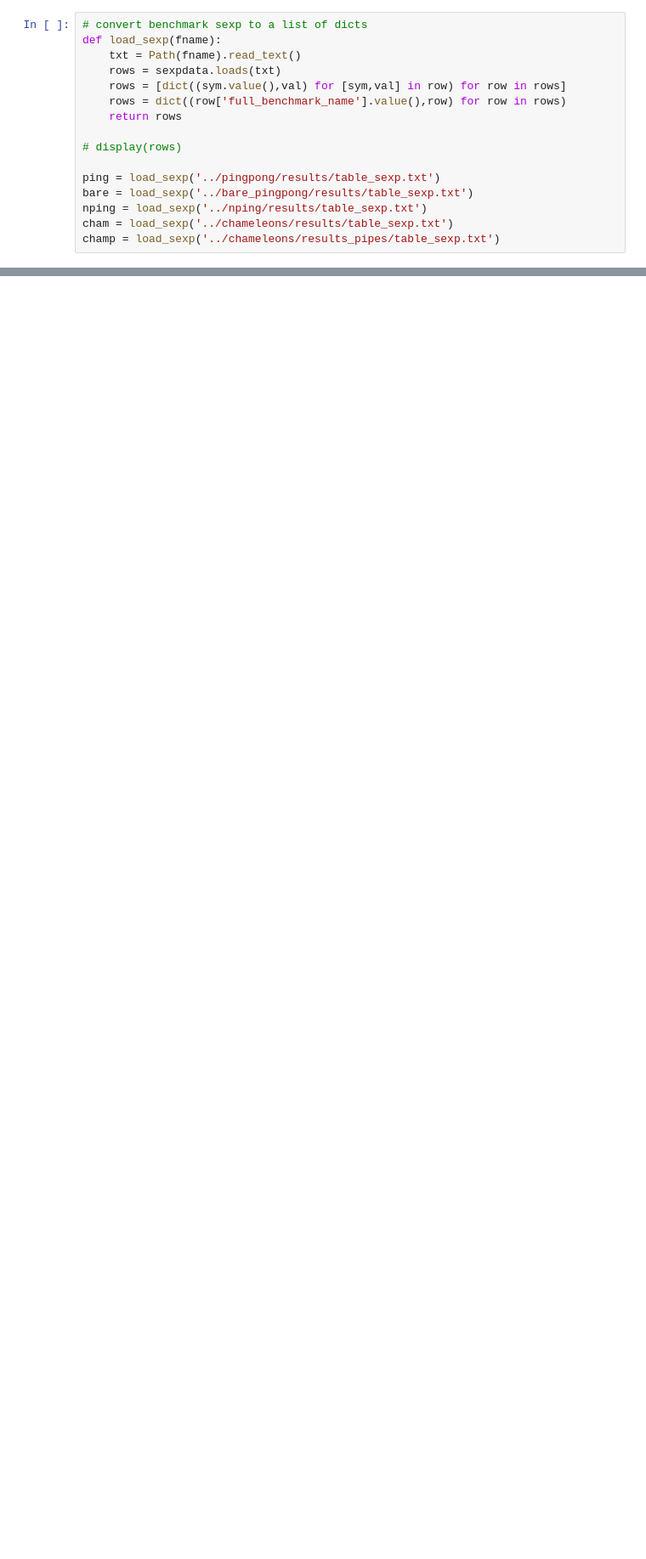
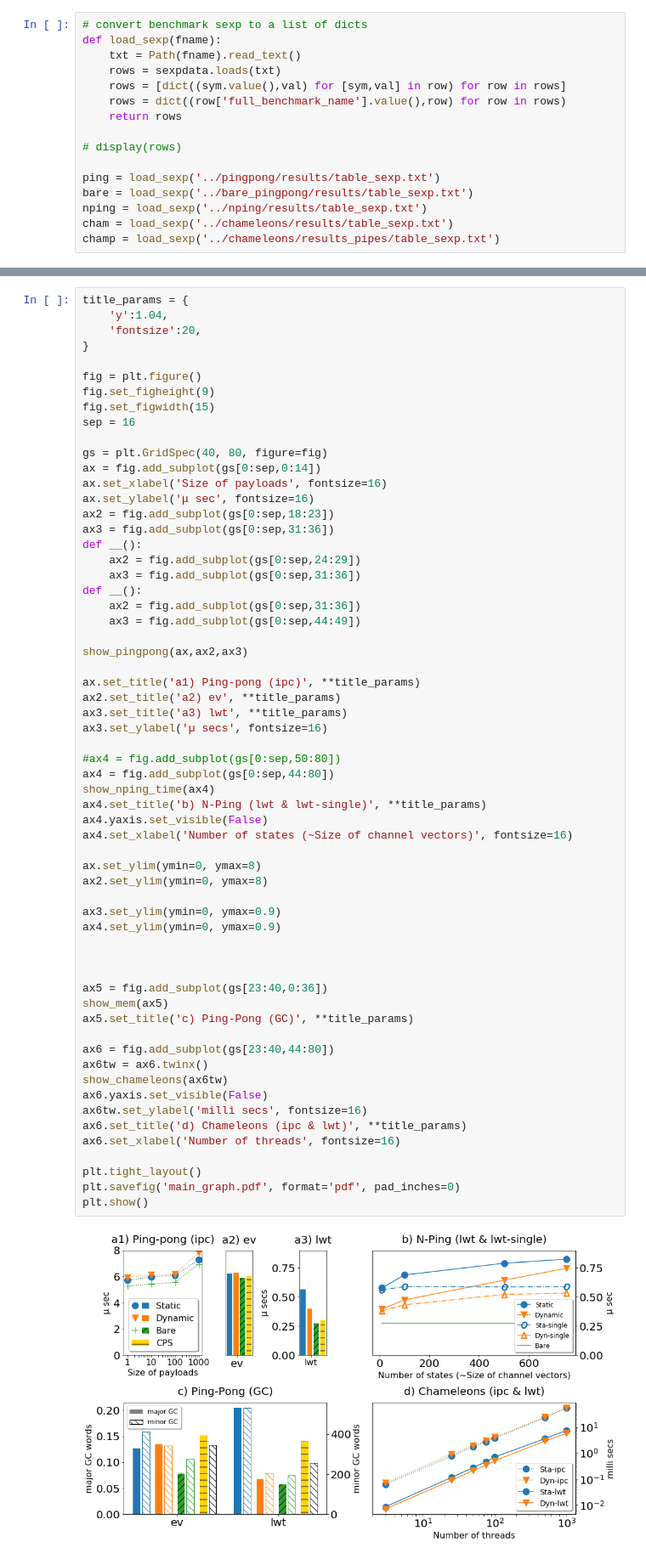
Before and after one commit to keigoi/ocaml-mpst, a Jupyter notebook: benchmark/graphs/Graphs.ipynb, the cells around one changed output, grey strips where cells are left out. Shown: that part at 85% size. Drawn from its saved outputs; the diff is of its cells as text; blank space fills up the shorter version.

```diff
--- a/benchmark/graphs/Graphs.ipynb
+++ b/benchmark/graphs/Graphs.ipynb
@@ -150,0 +401,63 @@ plt.show()
+# %%
+title_params = {
+    'y':1.04,
+    'fontsize':20,
+}
+
+fig = plt.figure()
+fig.set_figheight(9)
+fig.set_figwidth(15)
+sep = 16
+
+gs = plt.GridSpec(40, 80, figure=fig)
+ax = fig.add_subplot(gs[0:sep,0:14])
+ax.set_xlabel('Size of payloads', fontsize=16)
+ax.set_ylabel('μ sec', fontsize=16)
+ax2 = fig.add_subplot(gs[0:sep,18:23])
+ax3 = fig.add_subplot(gs[0:sep,31:36])
+def __():
+    ax2 = fig.add_subplot(gs[0:sep,24:29])
+    ax3 = fig.add_subplot(gs[0:sep,31:36])
+def __():
+    ax2 = fig.add_subplot(gs[0:sep,31:36])
+    ax3 = fig.add_subplot(gs[0:sep,44:49])
+
+show_pingpong(ax,ax2,ax3)
+
+ax.set_title('a1) Ping-pong (ipc)', **title_params)
+ax2.set_title('a2) ev', **title_params)
+ax3.set_title('a3) lwt', **title_params)
+ax3.set_ylabel('µ secs', fontsize=16)
+
+#ax4 = fig.add_subplot(gs[0:sep,50:80])
+ax4 = fig.add_subplot(gs[0:sep,44:80])
+show_nping_time(ax4)
+ax4.set_title('b) N-Ping (lwt & lwt-single)', **title_params)
+ax4.yaxis.set_visible(False)
+ax4.set_xlabel('Number of states (~Size of channel vectors)', fontsize=16)
+
+ax.set_ylim(ymin=0, ymax=8)
+ax2.set_ylim(ymin=0, ymax=8)
+
+ax3.set_ylim(ymin=0, ymax=0.9)
+ax4.set_ylim(ymin=0, ymax=0.9)
+
+
+
+ax5 = fig.add_subplot(gs[23:40,0:36])
+show_mem(ax5)
+ax5.set_title('c) Ping-Pong (GC)', **title_params)
+
+ax6 = fig.add_subplot(gs[23:40,44:80])
+ax6tw = ax6.twinx()
+show_chameleons(ax6tw)
+ax6.yaxis.set_visible(False)
+ax6tw.set_ylabel('milli secs', fontsize=16)
+ax6.set_title('d) Chameleons (ipc & lwt)', **title_params)
+ax6.set_xlabel('Number of threads', fontsize=16)
+
+plt.tight_layout()
+plt.savefig('main_graph.pdf', format='pdf', pad_inches=0)
+plt.show()
+# %% [output]
+[figure, added]
```
Also changed, not shown: parts of 22 cells of this notebook, 2 other files.
